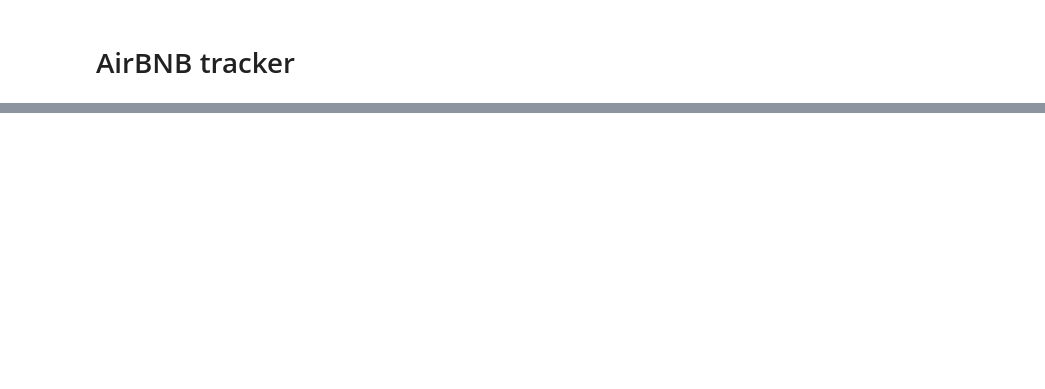
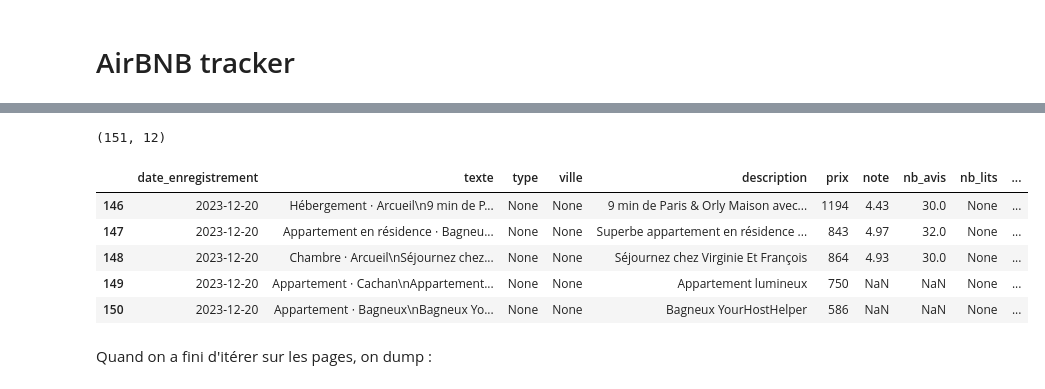
Before and after one commit to PierreDesmet/AirBNB_JO_2024, a Jupyter notebook: AirBNB tracker.ipynb, the cells around one changed output, grey strips where cells are left out. Drawn from its saved outputs; the diff is of its cells as text; code cells hidden in the pictures; blank space fills up the shorter version.

```diff
--- a/AirBNB tracker.ipynb
+++ b/AirBNB tracker.ipynb
@@ -186,0 +209,15 @@ pd.DataFrame(dico, index=range(len(dico)))
+# %%
+# On ajoute à tous les logements la page en cours de scrapping :
+tous_les_logements = pd.concat([tous_les_logements, page_df], axis=0, ignore_index=True)
+print(tous_les_logements.shape)
+tous_les_logements.tail()
+# %% [output]
+(151, 12)
+|  | date_enregistrement | texte | type | ville | description | prix | note | nb_avis | nb_lits | ... |
+| 146 | 2023-12-20 | Hébergement ⋅ Arcueil\n9 min de P... | None | None | 9 min de Paris & Orly Maison avec... | 1194 | 4.43 | 30.0 | None | ... |
+| 147 | 2023-12-20 | Appartement en résidence ⋅ Bagneu... | None | None | Superbe appartement en résidence ... | 843 | 4.97 | 32.0 | None | ... |
+| 148 | 2023-12-20 | Chambre · Arcueil\nSéjournez chez... | None | None | Séjournez chez Virginie Et François | 864 | 4.93 | 30.0 | None | ... |
+| 149 | 2023-12-20 | Appartement ⋅ Cachan\nAppartement... | None | None | Appartement lumineux | 750 | NaN | NaN | None | ... |
+| 150 | 2023-12-20 | Appartement ⋅ Bagneux\nBagneux Yo... | None | None | Bagneux YourHostHelper | 586 | NaN | NaN | None | ... |
+# %% [markdown]
+Quand on a fini d'itérer sur les pages, on dump :
```
Also changed, not shown: parts of 15 cells of this notebook, 2 other files.
